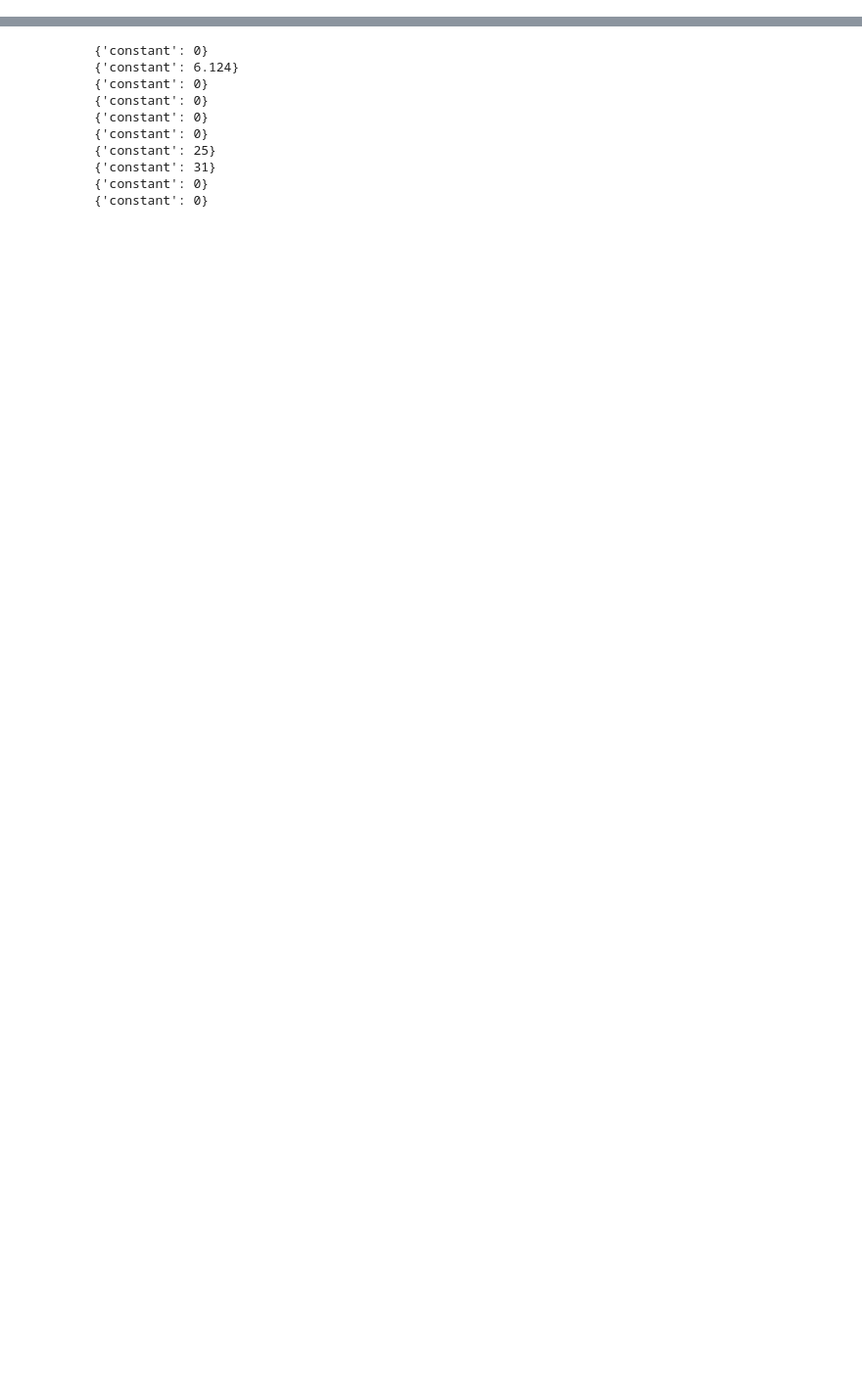
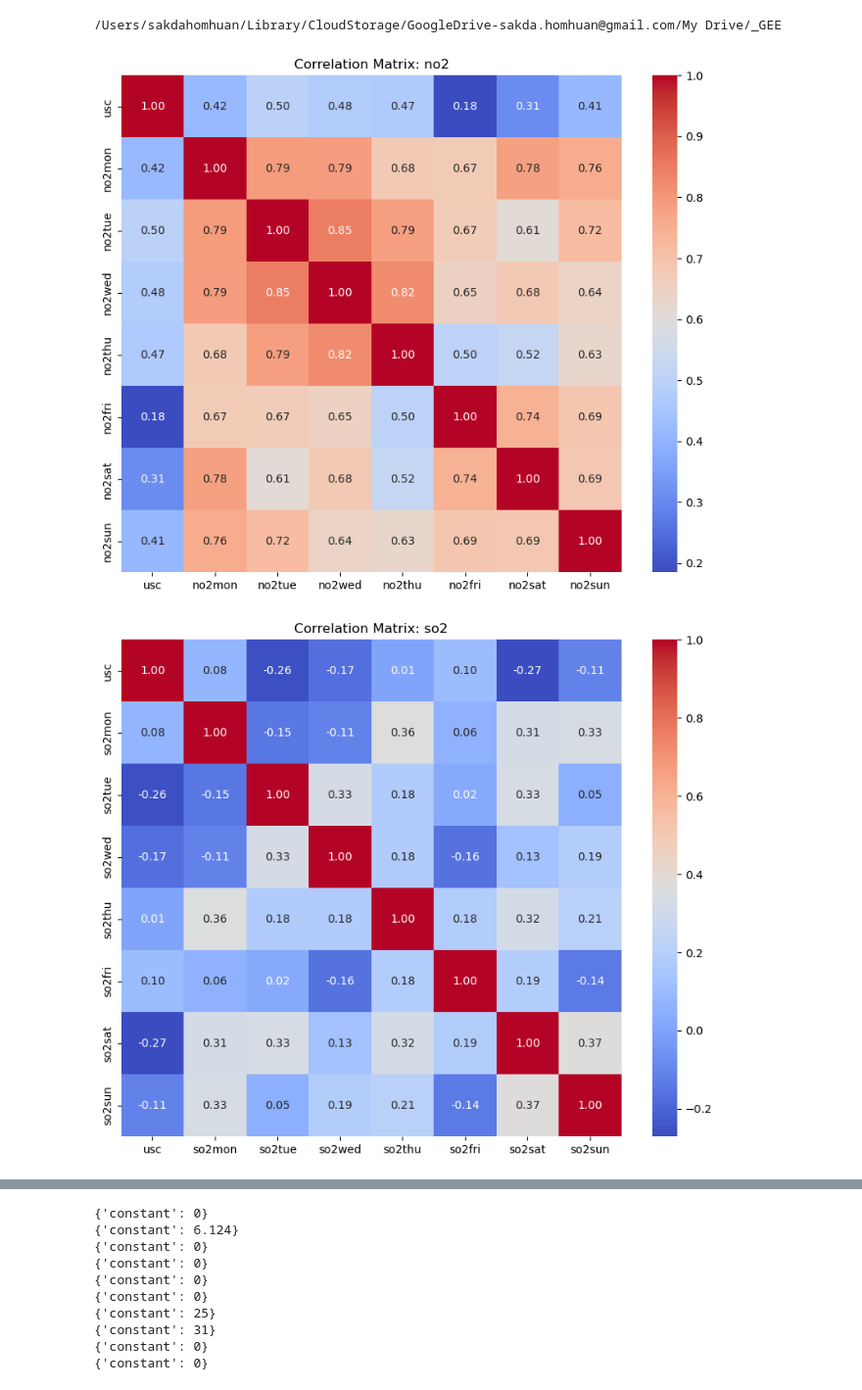
Before and after one commit to dookda/cmu_py499, a Jupyter notebook: proj_meji_usc/gee_meji_usc.ipynb, the cells around one changed output, grey strips where cells are left out. Shown at 98% size. Saved outputs shown, nothing was run; the diff lists cells and outputs as text; code cells hidden in the pictures; blank space fills up the shorter version.

Commit message:
update correlation matrix for day of week

```diff
--- a/proj_meji_usc/gee_meji_usc.ipynb
+++ b/proj_meji_usc/gee_meji_usc.ipynb
@@ -341,0 +355,31 @@ print('เมจิลองดูในโฟลเดอร์ _GEE ใน Goo
+# %%
+# เมจิ 3 แสดงผล Correlation Matrix
+import pandas as pd
+import seaborn as sns
+import matplotlib.pyplot as plt
+
+dir = '/Users/sakdahomhuan/Library/CloudStorage/GoogleDrive-sakda.homhuan@gmail.com/My Drive/'
+listfile = os.path.join(dir, '_GEE')
+
+print(listfile)
+
+for file in os.listdir(listfile):
+    if not file.endswith('.csv'):
+        continue
+
+    fname = file.replace('.csv', '').replace('usc_', '')
+    # print(fname)
+    df = pd.read_csv(os.path.join(listfile,file))
+    # print(df.columns)
+    columns_of_interest = ['usc', fname+'mon', fname+'tue', fname+'wed', fname+'thu', fname+'fri', fname+'sat', fname+'sun']
+    # print(columns_of_interest)
+    correlation_matrix = df[columns_of_interest].corr()
+    # print(correlation_matrix)
+    plt.figure(figsize=(10, 8))
+    sns.heatmap(correlation_matrix, annot=True, cmap='coolwarm', fmt=".2f")
+    plt.title('Correlation Matrix: '+fname)
+    plt.show()
+# %% [output]
+/Users/sakdahomhuan/Library/CloudStorage/GoogleDrive-sakda.homhuan@gmail.com/My Drive/_GEE
+[figure, added]
+[figure, added]
```
Also changed, not shown: parts of 3 cells of this notebook, 2 other files.
